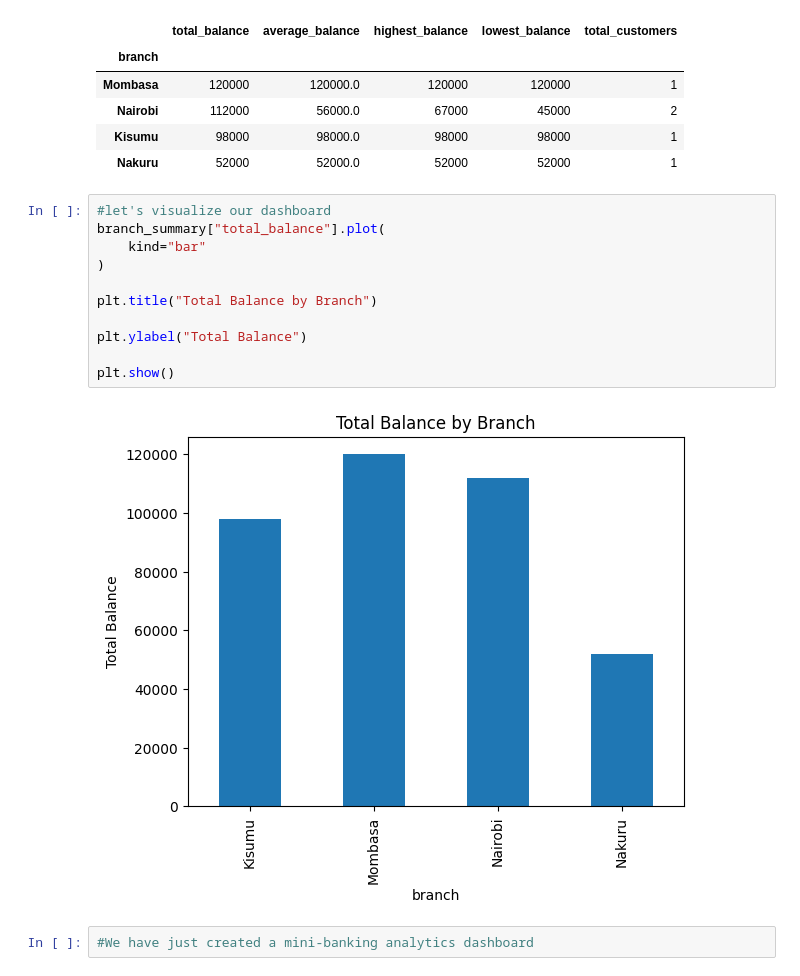
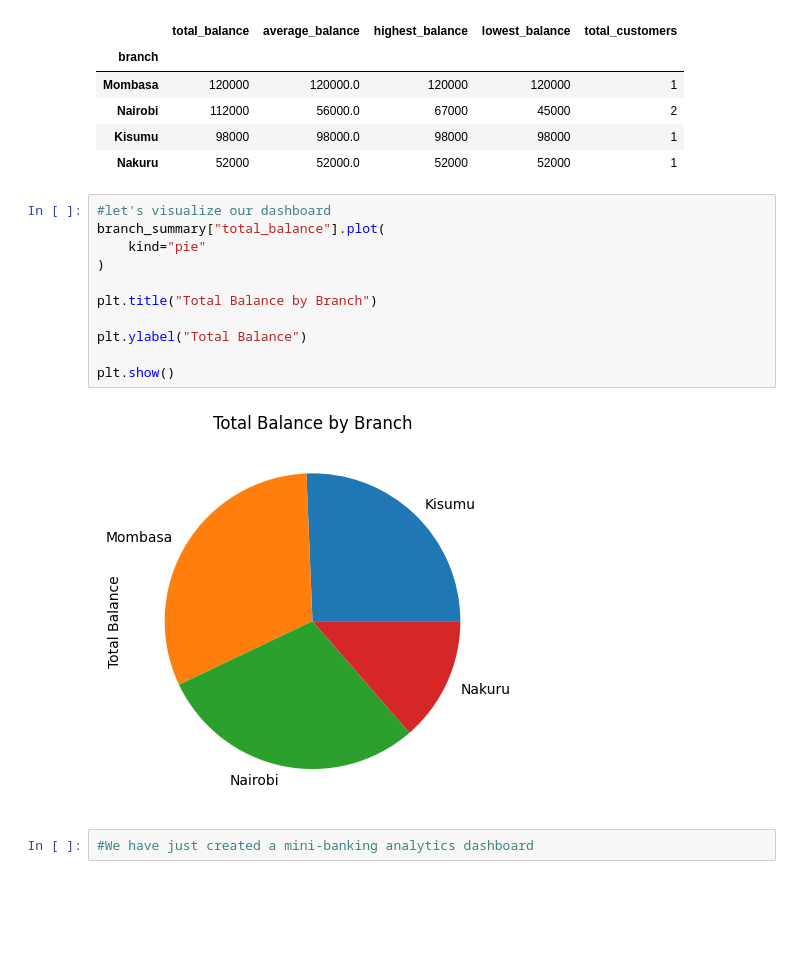
Before and after one commit to Mugovinius/data-science-journey, a Jupyter notebook: notebooks/day_1_pandas_foundations.ipynb, the cells around one changed output. Saved outputs shown, nothing was run; the diff lists cells and outputs as text; blank space fills up the shorter version.

```diff
--- a/notebooks/day_1_pandas_foundations.ipynb
+++ b/notebooks/day_1_pandas_foundations.ipynb
@@ -386,15 +386,15 @@ branch_summary.sort_values(
 # %%
 #let's visualize our dashboard
 branch_summary["total_balance"].plot(
-    kind="bar"
+    kind="pie"
 )
 
 plt.title("Total Balance by Branch")
 
 plt.ylabel("Total Balance")
 
 plt.show()
 # %% [output]
-[figure, old version]
+[figure, new version]
 # %%
 #We have just created a mini-banking analytics dashboard
```
Also changed, not shown: 2 other files.
